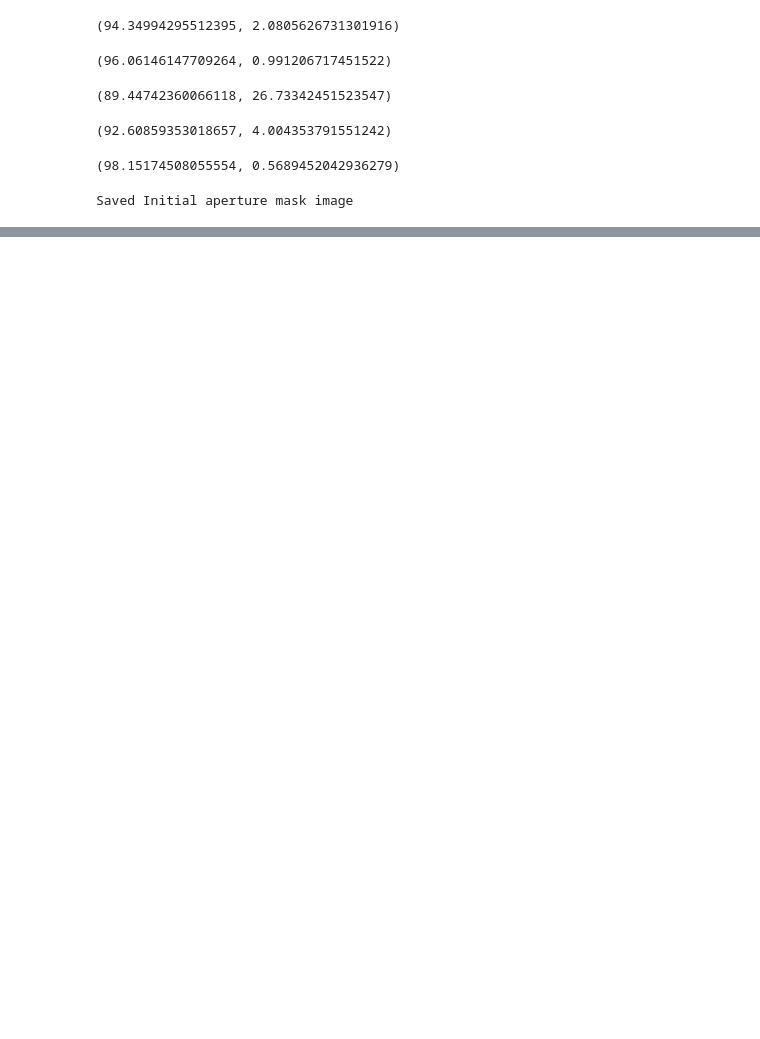
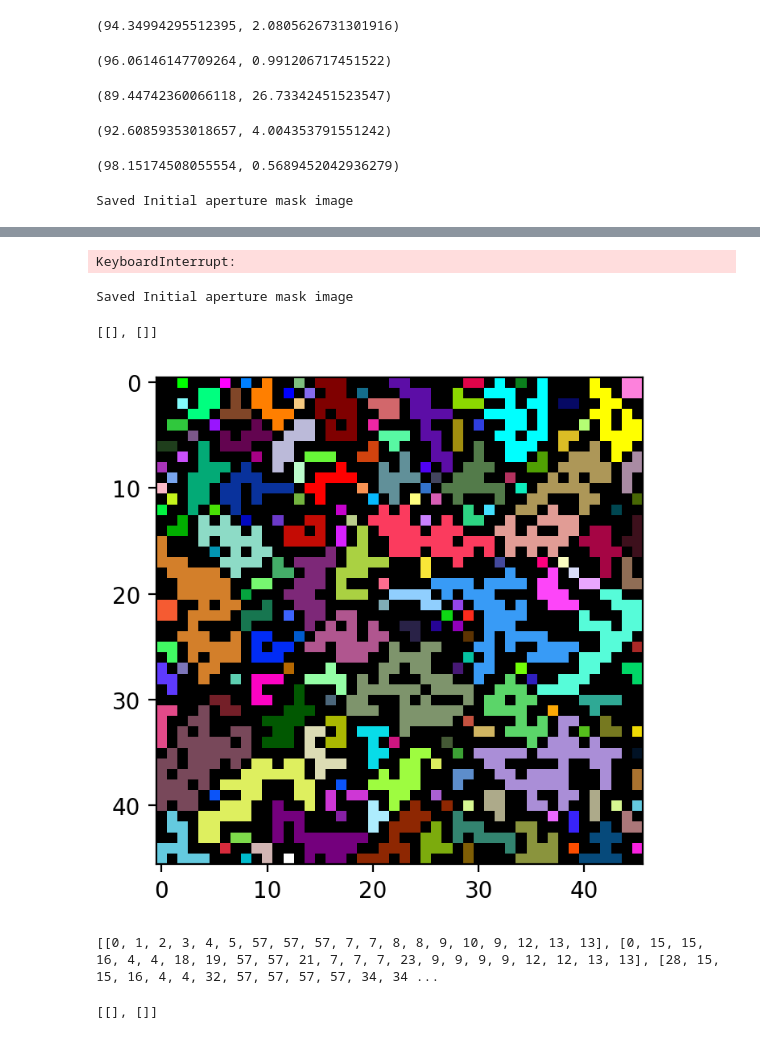
Before and after one commit to cllamb0/CCI2-Coded-Aperture, a Jupyter notebook: Code-Testing.ipynb, the cells around one changed output, grey strips where cells are left out. Cells and saved outputs as stored; diff of their text form; code cells hidden in the pictures; blank space fills up the shorter version.

```diff
--- a/Code-Testing.ipynb
+++ b/Code-Testing.ipynb
@@ -942,0 +945,17 @@ plt.savefig('Test.png', facecolor='white', bbox_inches='tight')
+# %%
+st = time.time()
+test = OptimizerClass(open_frac=0.4, hole_limit=15)
+print(time.time()-st)
+# %% [output]
+KeyboardInterrupt:
+# %%
+test = OptimizerClass(open_frac=0.5, hole_limit=50, seed=1000)
+# %% [output]
+Saved Initial aperture mask image
+# %%
+hole_size_checking(test.mask, plot=True)
+# %% [output]
+[[], []]
+[figure, added]
+[[0, 1, 2, 3, 4, 5, 57, 57, 57, 7, 7, 8, 8, 9, 10, 9, 12, 13, 13], [0, 15, 15, 16, 4, 4, 18, 19, 57, 57, 21, 7, 7, 7, 23, 9, 9, 9, 9, 12, 12, 13, 13], [28, 15, 15, 16, 4, 4, 32, 57, 57, 57, 57, 34, 34 ...
+[[], []]
```
Also changed, not shown: parts of 31 cells of this notebook, 1 other file.
